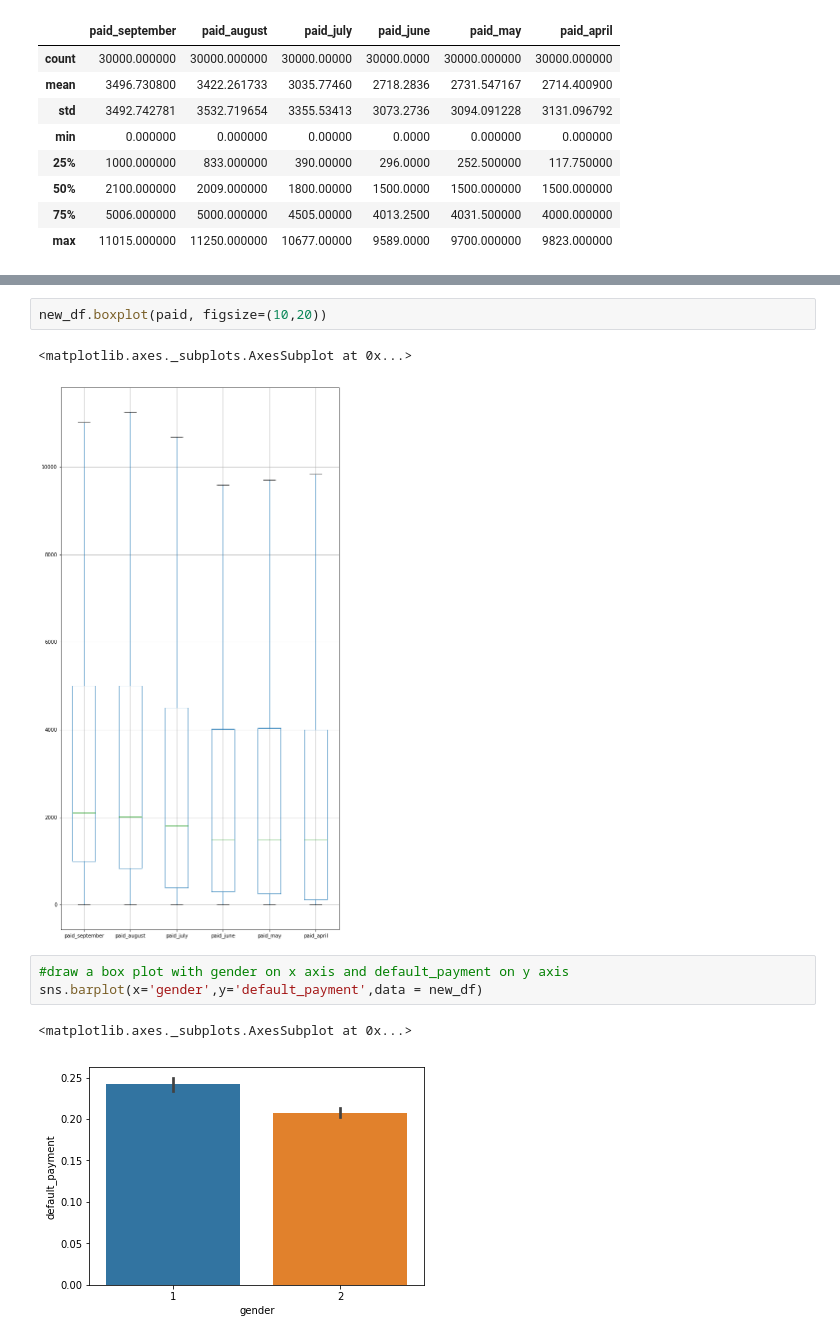
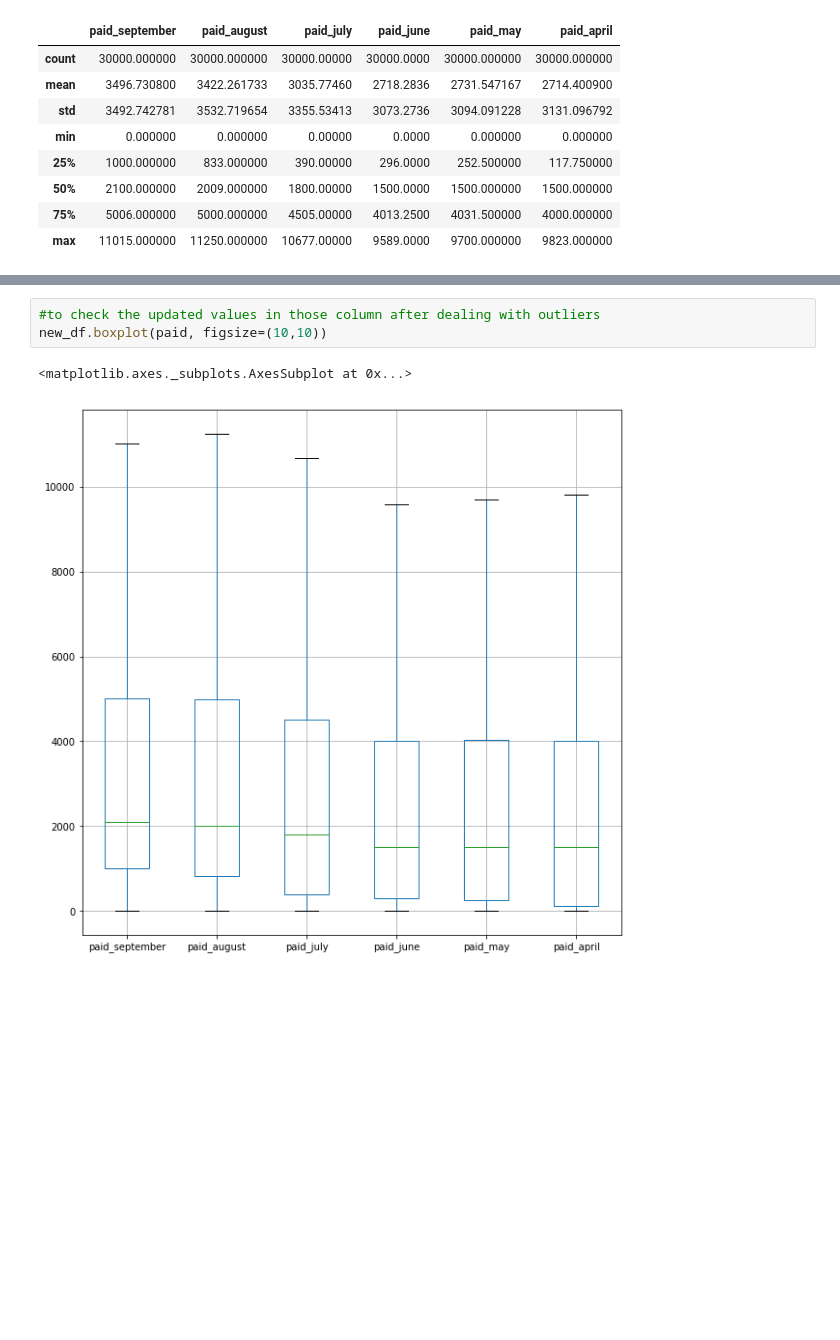
Before and after one commit to sherpalakpa1/DataWrangling1, a Jupyter notebook: DataWrangling.ipynb, the cells around one changed output, grey strips where cells are left out. Cells and saved outputs as stored; diff of their text form; blank space fills up the shorter version.

```diff
--- a/DataWrangling.ipynb
+++ b/DataWrangling.ipynb
@@ -200,11 +274,6 @@ new_df.boxplot(balance,figsize=(10,20))
-# %%
-new_df.boxplot(paid, figsize=(10,20))
-# %% [output]
-<matplotlib.axes._subplots.AxesSubplot at 0x...>
-[figure, removed]
-# %%
-#draw a box plot with gender on x axis and default_payment on y axis
-sns.barplot(x='gender',y='default_payment',data = new_df)
-# %% [output]
-<matplotlib.axes._subplots.AxesSubplot at 0x...>
-[figure, removed]
+# %%
+#to check the updated values in those column after dealing with outliers
+new_df.boxplot(paid, figsize=(10,10))
+# %% [output]
+<matplotlib.axes._subplots.AxesSubplot at 0x...>
+[figure, added]
```
Also changed, not shown: parts of 40 cells of this notebook, 1 other file.
